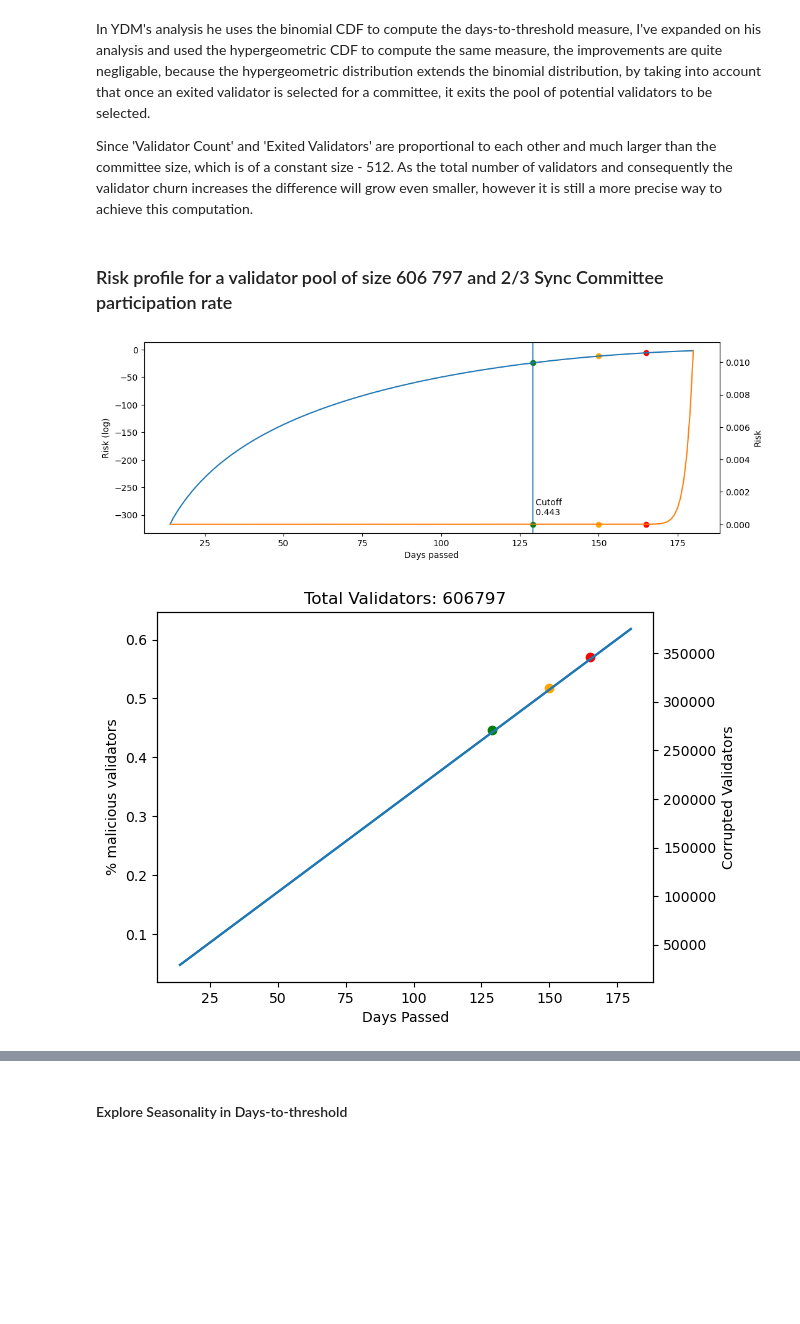
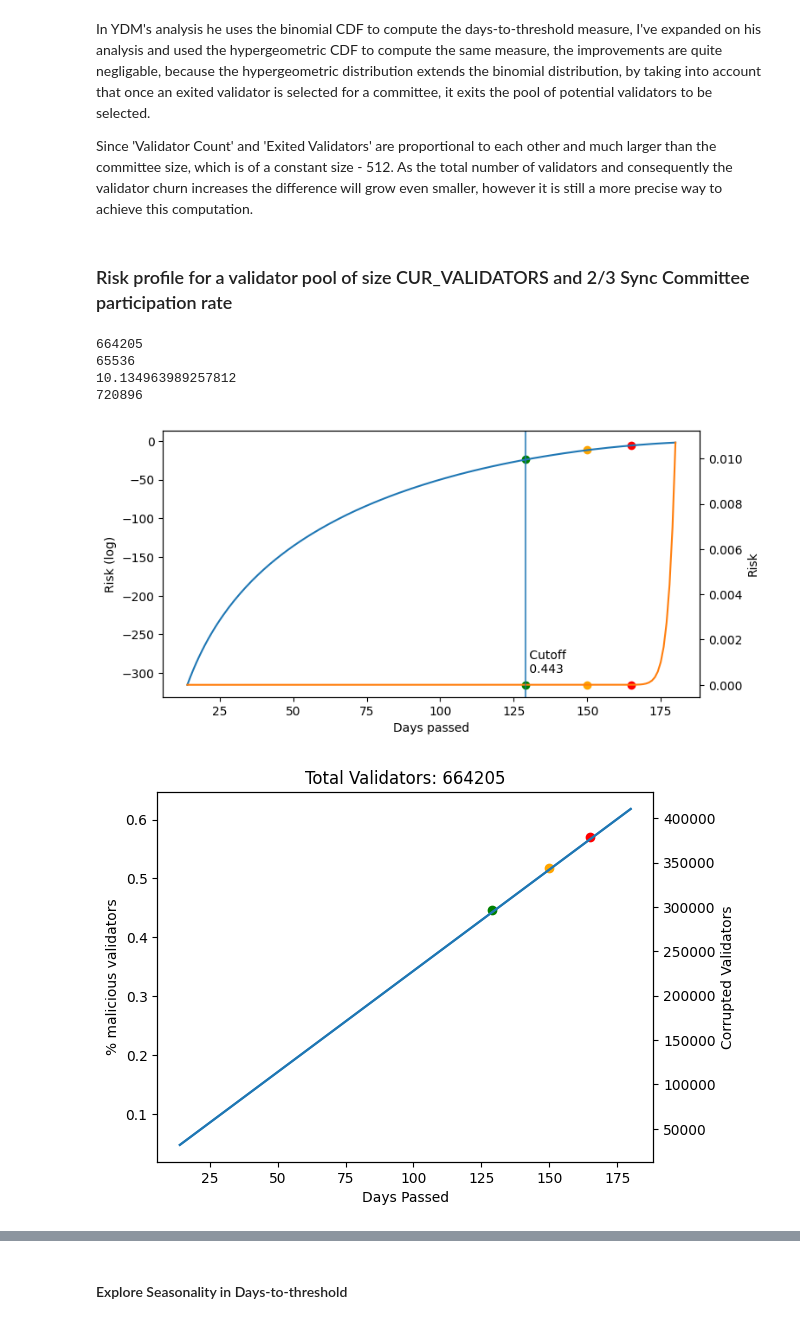
Before and after one commit to metacraft-labs/DendrETH, a Jupyter notebook: docs/long-range-syncing/notebooks/corruption_hypergeom.ipynb, the cells around one changed output, grey strips where cells are left out. Drawn from its saved outputs; the diff is of its cells as text; code cells hidden in the pictures; blank space fills up the shorter version.

```diff
--- a/docs/long-range-syncing/notebooks/corruption_hypergeom.ipynb
+++ b/docs/long-range-syncing/notebooks/corruption_hypergeom.ipynb
@@ -15,7 +15,9 @@ from functools import cache
 MIN_PER_EPOCH_CHURN_LIMIT = 4
 CHURN_LIMIT_QUOTIENT = 65_536
 
-CUR_VALIDATORS = 606_797
+VALIDATOR_NUMBER_14_JULY_2023 = 664_205
+CUR_VALIDATORS = VALIDATOR_NUMBER_14_JULY_2023
+
 EPOCHS_IN_DAY = 225
 # %%
 def get_validator_churn_limit(n):
@@ -75,7 +77,7 @@ def perc_malicious_plot(xs, ys, zs, red, yellow , green, total_validators, offse
     plt.title(f'Total Validators: {total_validators}')
     plt.show()
 
-def get_analysis_plot(xs, ys, zs, red, yellow, green, total_validators):
+def get_analysis_plot(xs, ys, zs, red, yellow, green, total_validators, name):
 
     # Clean data and align
     ys = [i for i in ys if i!=0]
@@ -90,7 +92,7 @@ def get_analysis_plot(xs, ys, zs, red, yellow, green, total_validators):
         ).plot(
             xlabel='Days passed',
             ylabel='Risk (log)',
-            figsize=(12, 4),
+            figsize=(8, 4),
         )
 
     for (days, value, color, perc) in [green, yellow, red]:
@@ -110,7 +112,7 @@ def get_analysis_plot(xs, ys, zs, red, yellow, green, total_validators):
         ).plot(
             xlabel='Days passed',
             ylabel='Risk',
-            figsize=(12, 4),
+            figsize=(8, 4),
             secondary_y=True,
         )
 
@@ -120,6 +122,7 @@ def get_analysis_plot(xs, ys, zs, red, yellow, green, total_validators):
         plt.scatter([x], [y], c=color)
 
     plt.axvline(green[0], green[1], alpha=.5)
+    plt.savefig('../assets/risk-%s.png' % name)
     plt.show()
 
     perc_malicious_plot(xs, ys, zs, red, yellow, green, total_validators, offset)
@@ -132,11 +135,15 @@ In YDM's analysis he uses the binomial CDF to compute the days-to-threshold meas
 
 Since 'Validator Count' and 'Exited Validators' are proportional to each other and much larger than the committee size, which is of a constant size - 512. As the total number of validators and consequently the validator churn increases the difference will grow even smaller, however it is still a more precise way to achieve this computation.
 # %% [markdown]
-### Risk profile for a validator pool of size 606 797 and 2/3 Sync Committee participation rate
+### Risk profile for a validator pool of size CUR_VALIDATORS and 2/3 Sync Committee participation rate
 # %%
-total_validators_worst = math.ceil(606_797 / CHURN_LIMIT_QUOTIENT) * CHURN_LIMIT_QUOTIENT
-get_analysis_plot(*get_analysis_cdf(total_validators_worst,342,.01),606_797)
+total_validators_worst = math.ceil(CUR_VALIDATORS / CHURN_LIMIT_QUOTIENT) * CHURN_LIMIT_QUOTIENT
+get_analysis_plot(*get_analysis_cdf(total_validators_worst,342,.01),CUR_VALIDATORS, "23")
 # %% [output]
+664205
+65536
+10.134963989257812
+720896
-[figure, old version]
+[figure, new version]
-[figure, old version]
+[figure, new version]
 # %% [markdown]
```
Also changed, not shown: parts of 8 cells of this notebook, 12 other files.
